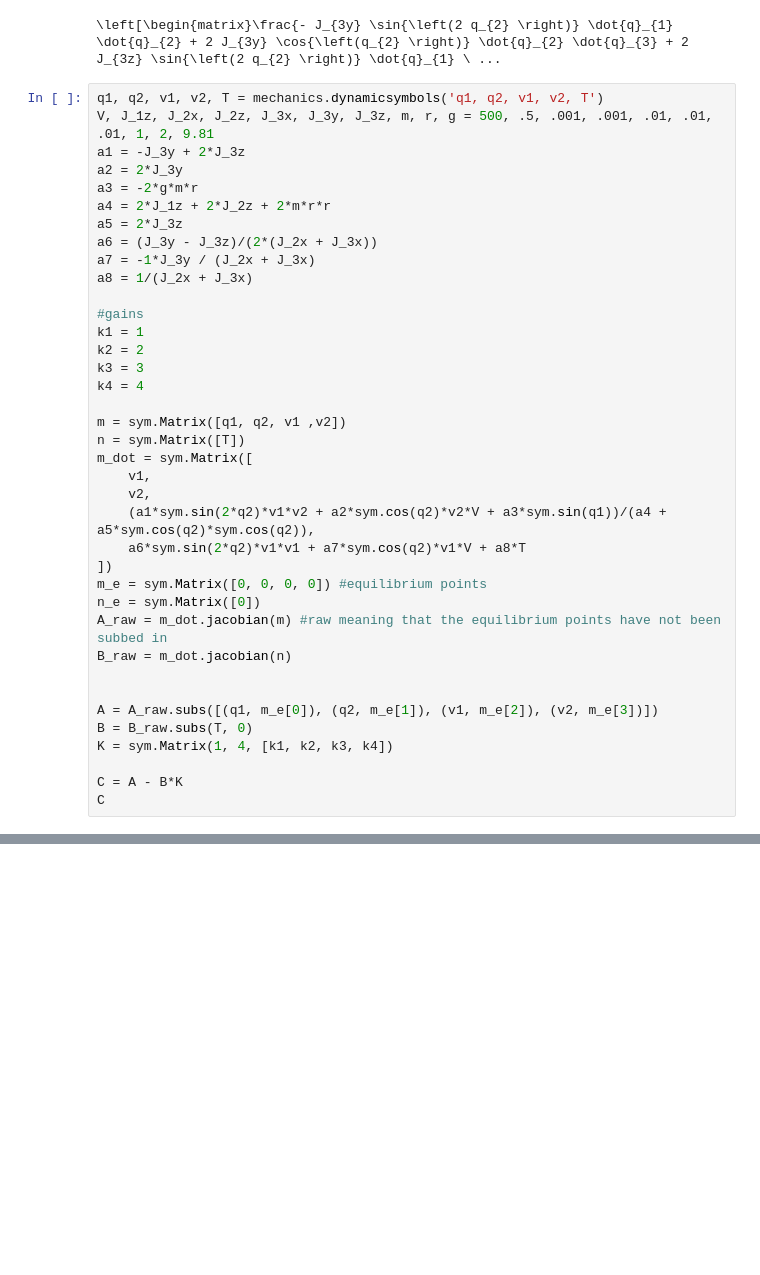
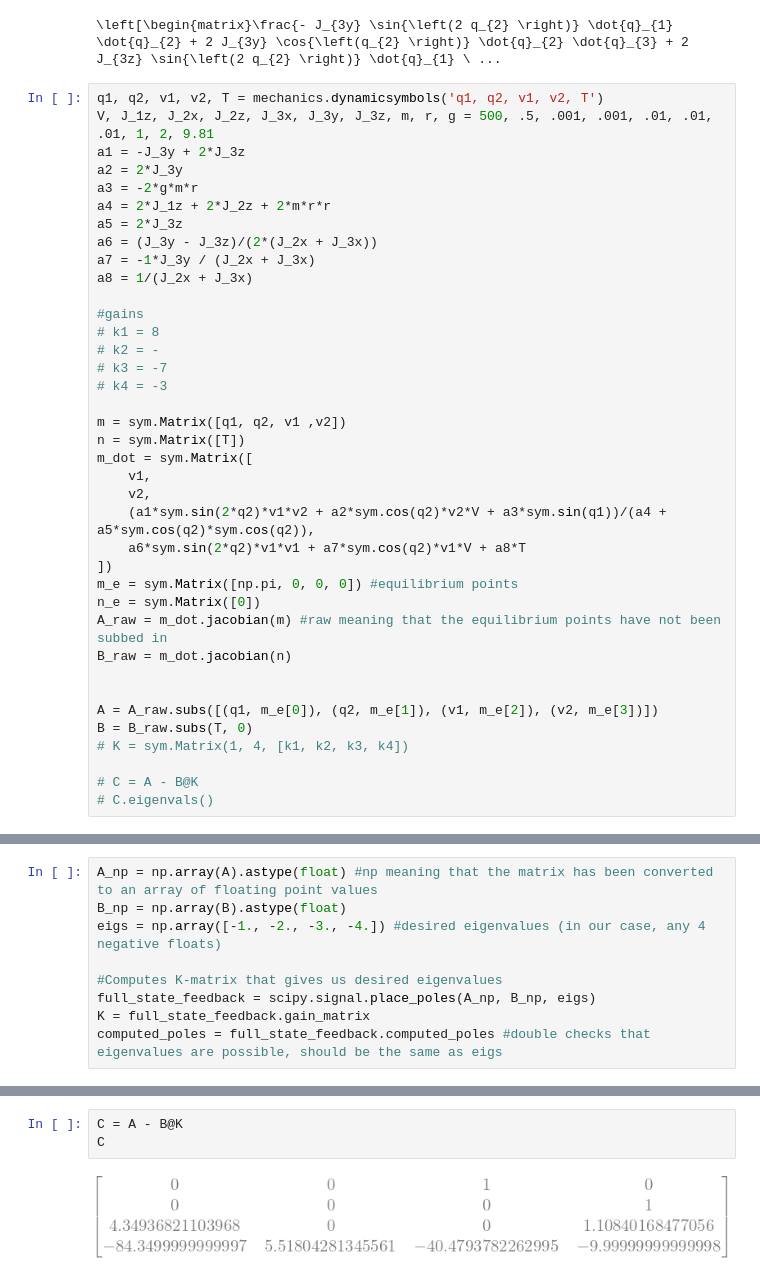
Before and after one commit to lucassmerica/ae353_DP1, a Jupyter notebook: DeriveEOM-Lucas.ipynb, the cells around one changed output, grey strips where cells are left out. Cells and saved outputs as stored; diff of their text form; blank space fills up the shorter version.

```diff
--- a/DeriveEOM-Lucas.ipynb
+++ b/DeriveEOM-Lucas.ipynb
@@ -132,10 +133,10 @@ a7 = -1*J_3y / (J_2x + J_3x)
 a8 = 1/(J_2x + J_3x)
 
 #gains
-k1 = 1
-k2 = 2
-k3 = 3
-k4 = 4
+# k1 = 8
+# k2 = -
+# k3 = -7
+# k4 = -3
 
 m = sym.Matrix([q1, q2, v1 ,v2])
 n = sym.Matrix([T])
@@ -145,7 +146,7 @@ m_dot = sym.Matrix([
     (a1*sym.sin(2*q2)*v1*v2 + a2*sym.cos(q2)*v2*V + a3*sym.sin(q1))/(a4 + a5*sym.cos(q2)*sym.cos(q2)),
     a6*sym.sin(2*q2)*v1*v1 + a7*sym.cos(q2)*v1*V + a8*T
 ])
-m_e = sym.Matrix([0, 0, 0, 0]) #equilibrium points
+m_e = sym.Matrix([np.pi, 0, 0, 0]) #equilibrium points
 n_e = sym.Matrix([0])
 A_raw = m_dot.jacobian(m) #raw meaning that the equilibrium points have not been subbed in
 B_raw = m_dot.jacobian(n)
@@ -153,7 +154,7 @@ B_raw = m_dot.jacobian(n)
 
 A = A_raw.subs([(q1, m_e[0]), (q2, m_e[1]), (v1, m_e[2]), (v2, m_e[3])])
 B = B_raw.subs(T, 0)
-K = sym.Matrix(1, 4, [k1, k2, k3, k4])
+# K = sym.Matrix(1, 4, [k1, k2, k3, k4])
 
-C = A - B*K
-C
+# C = A - B@K
+# C.eigenvals()
@@ -161,0 +161,9 @@ C
+# %%
+A_np = np.array(A).astype(float) #np meaning that the matrix has been converted to an array of floating point values
+B_np = np.array(B).astype(float)
+eigs = np.array([-1., -2., -3., -4.]) #desired eigenvalues (in our case, any 4 negative floats)
+
+#Computes K-matrix that gives us desired eigenvalues
+full_state_feedback = scipy.signal.place_poles(A_np, B_np, eigs)
+K = full_state_feedback.gain_matrix
+computed_poles = full_state_feedback.computed_poles #double checks that eigenvalues are possible, should be the same as eigs
@@ -161,0 +178,5 @@ C
+# %%
+C = A - B@K
+C
+# %% [output]
+[figure, added]
```
Also changed, not shown: parts of 5 cells of this notebook.
